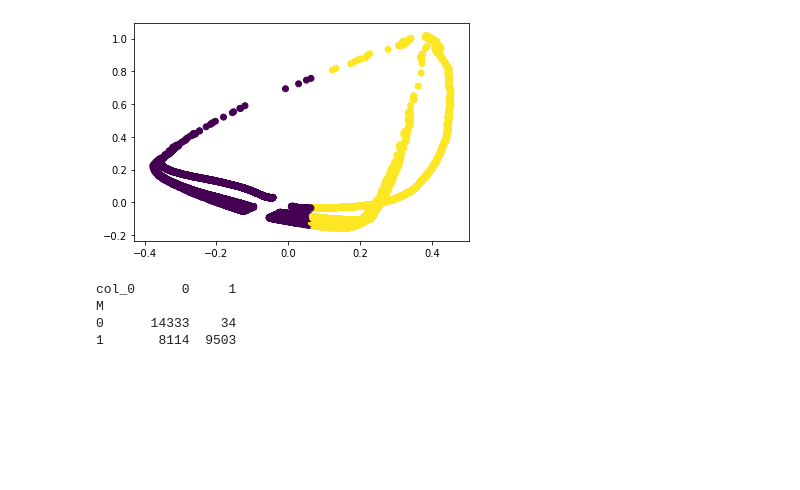
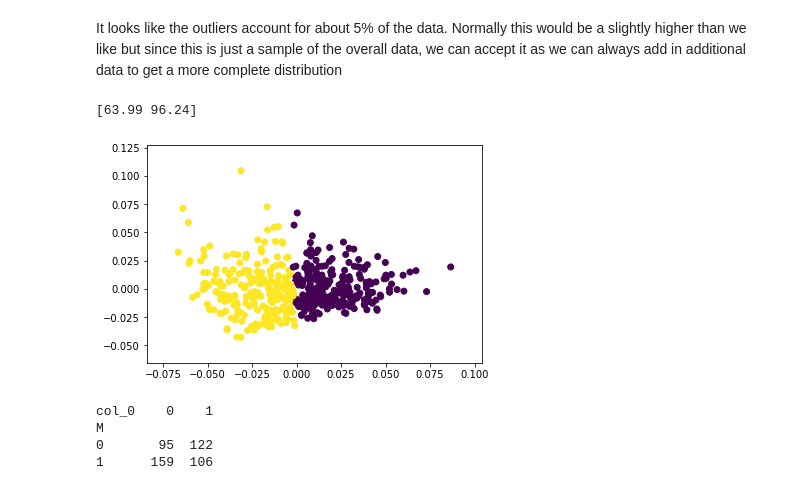
Before and after one commit to jkovach89/12-2-Assignment, a Jupyter notebook: 30-4 Challenge.ipynb, the cells around one changed output. Saved outputs shown, nothing was run; the diff lists cells and outputs as text; code cells hidden in the pictures; blank space fills up the shorter version.

```diff
--- a/30-4 Challenge.ipynb
+++ b/30-4 Challenge.ipynb
@@ -42,0 +40,14 @@ memory usage: 3.7 MB
+# %%
+# Using Tukey's method with 1.5 threshold, determine number of outliers in each column
+for var in list(df.columns):
+    q75, q25 = np.percentile(df[var], [75 ,25])
+    iqr = q75 - q25
+    threshold = 1.5
+    min_val = q25 - (iqr*threshold)
+    max_val = q75 + (iqr*threshold)
+    print("For: " + var)
+    print("Number of outliers is: {}".format(len((np.where((df[var] > max_val)
+                                                           | (df[var] < min_val))[0]))
+                                            ))
+    print("Percentage of outliers is: {}\n".format(len((np.where((df[var] > max_val)
+                                                           | (df[var] < min_val))[0]))/df.shape[0]))
@@ -43,23 +115,32 @@ memory usage: 3.7 MB
+# %% [markdown]
+It looks like the outliers account for about 5% of the data. Normally this would be a slightly higher than we like but since this is just a sample of the overall data, we can accept it as we can always add in additional data to get a more complete distribution
 # %%
+from sklearn.preprocessing import normalize
+from sklearn.decomposition import PCA
 from sklearn.cluster import KMeans
-from sklearn.preprocessing import normalize, scale
-from sklearn.model_selection import train_test_split
-from sklearn.decomposition import PCA
 
-X = df.drop('M', 1)
-y = df['M']
+# Define features and outcome
+X = df.iloc[:, :11]
+y = df.iloc[:, 11]
+
+# Normalize our features and fit model with full feature set
 X_norm = normalize(X)
-X_pca = PCA(n_components=2).fit_transform(X_norm)
+y_pred = KMeans(n_clusters=2, random_state=0).fit_predict(X_norm)
 
-y_pred = KMeans(n_clusters=2, random_state=0).fit_predict(X_pca)
+# Reduce with PCA for plotting purposes
+pca = PCA(2)
+X_pca = pca.fit_transform(X_norm)
+var1 = np.cumsum(np.round(pca.explained_variance_ratio_, decimals=4)*100)
+print(var1)
 
 plt.scatter(X_pca[:, 0], X_pca[:, 1], c=y_pred)
 plt.show()
 
-print(pd.crosstab(y,y_pred))
+print(pd.crosstab(y, y_pred))
 # %% [output]
+[63.99 96.24]
-[figure, old version]
+[figure, new version]
-col_0      0     1
-M
-0      14333    34
-1       8114  9503
+col_0    0    1
+M
+0       95  122
+1      159  106
```
Also changed, not shown: parts of 16 cells of this notebook.
